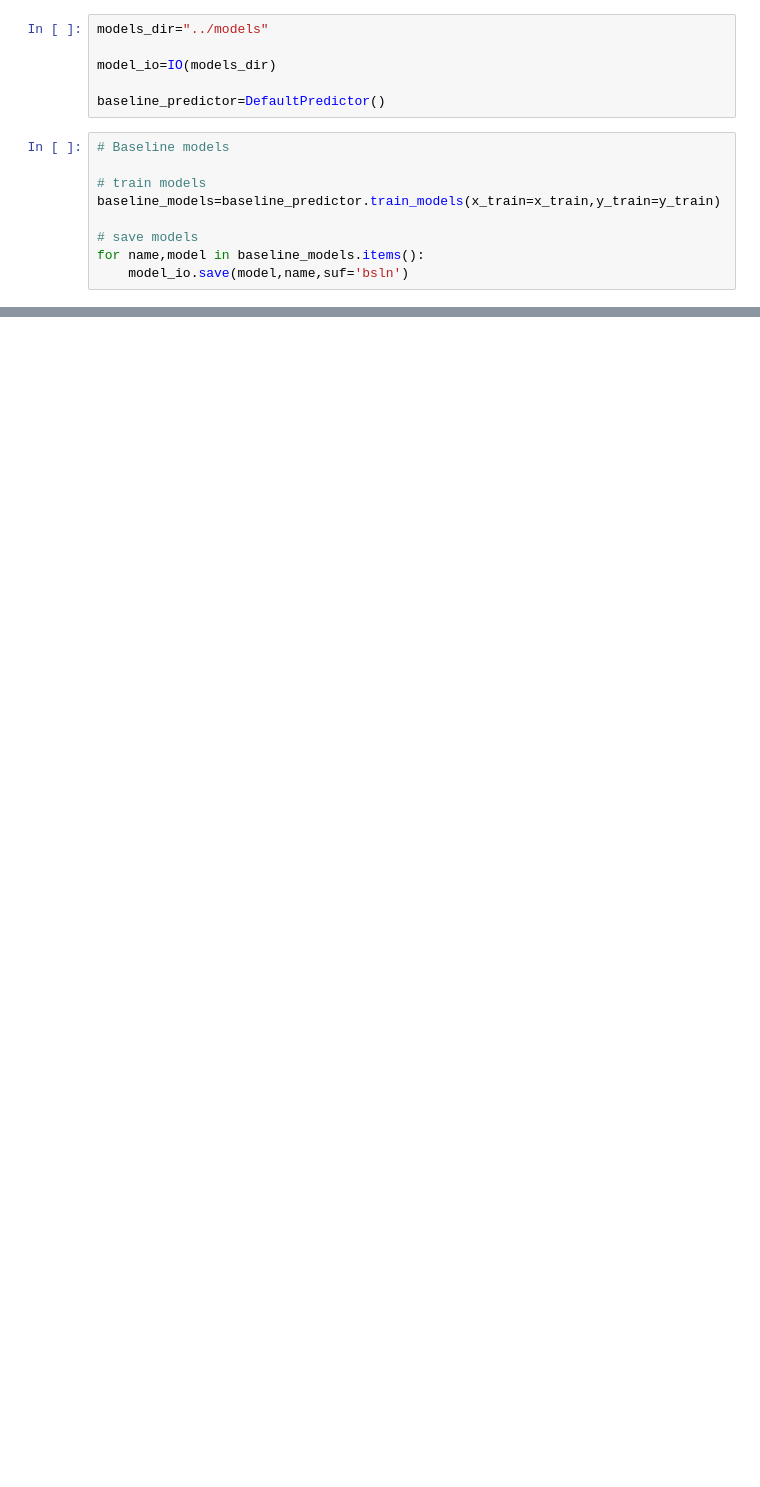
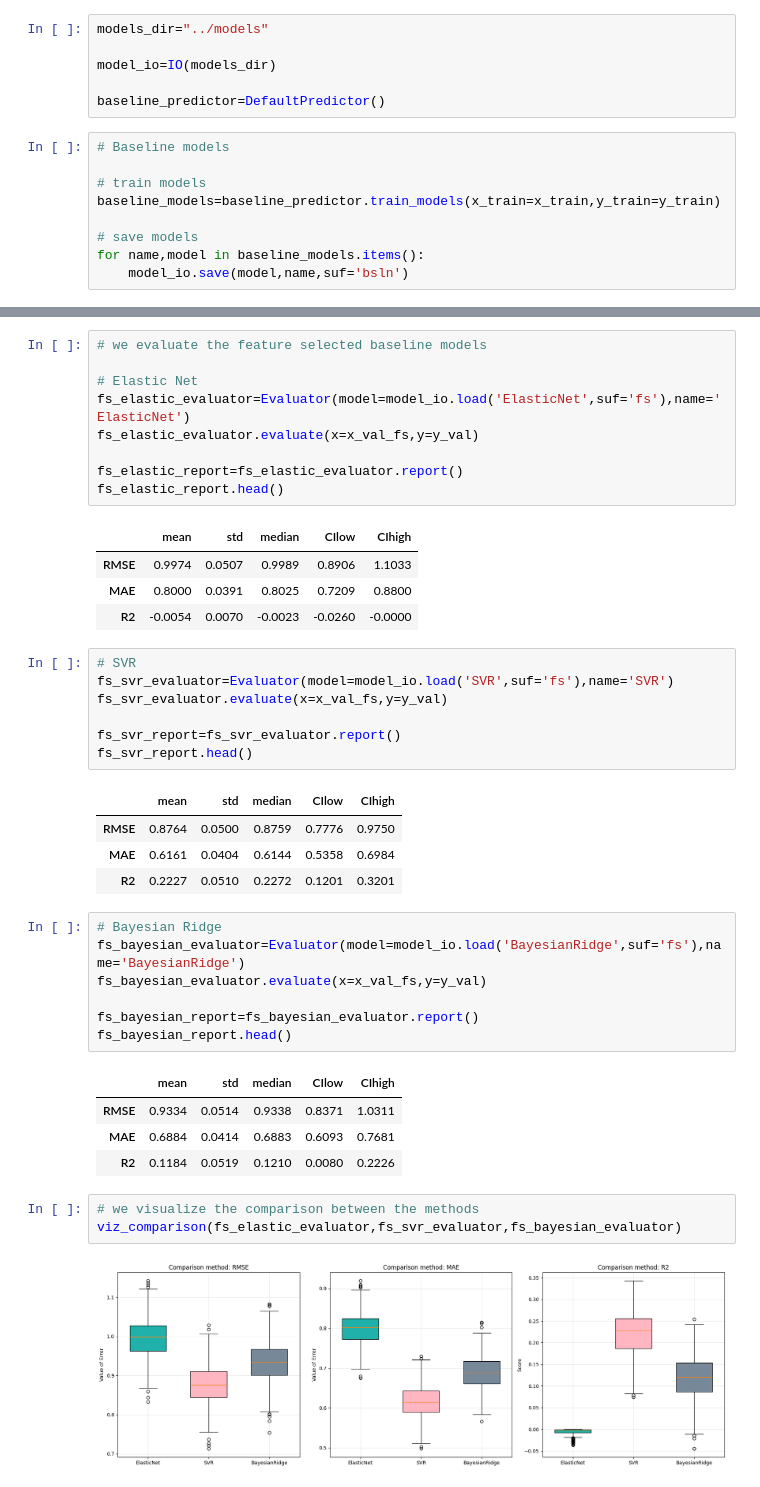
Before and after one commit to vex-me-not/Assignment-1, a Jupyter notebook: notebooks/model_analysis.ipynb, the cells around one changed output, grey strips where cells are left out. Cells and saved outputs as stored; diff of their text form; blank space fills up the shorter version.

```diff
--- a/notebooks/model_analysis.ipynb
+++ b/notebooks/model_analysis.ipynb
@@ -140,0 +154,43 @@ Index(['Alistipes putredinis', 'Clostridium symbiosum',
+# %%
+# we evaluate the feature selected baseline models
+
+# Elastic Net
+fs_elastic_evaluator=Evaluator(model=model_io.load('ElasticNet',suf='fs'),name='ElasticNet')
+fs_elastic_evaluator.evaluate(x=x_val_fs,y=y_val)
+
+fs_elastic_report=fs_elastic_evaluator.report()
+fs_elastic_report.head()
+# %% [output]
+|  | mean | std | median | CIlow | CIhigh |
+| RMSE | 0.9974 | 0.0507 | 0.9989 | 0.8906 | 1.1033 |
+| MAE | 0.8000 | 0.0391 | 0.8025 | 0.7209 | 0.8800 |
+| R2 | -0.0054 | 0.0070 | -0.0023 | -0.0260 | -0.0000 |
+# %%
+# SVR
+fs_svr_evaluator=Evaluator(model=model_io.load('SVR',suf='fs'),name='SVR')
+fs_svr_evaluator.evaluate(x=x_val_fs,y=y_val)
+
+fs_svr_report=fs_svr_evaluator.report()
+fs_svr_report.head()
+# %% [output]
+|  | mean | std | median | CIlow | CIhigh |
+| RMSE | 0.8764 | 0.0500 | 0.8759 | 0.7776 | 0.9750 |
+| MAE | 0.6161 | 0.0404 | 0.6144 | 0.5358 | 0.6984 |
+| R2 | 0.2227 | 0.0510 | 0.2272 | 0.1201 | 0.3201 |
+# %%
+# Bayesian Ridge
+fs_bayesian_evaluator=Evaluator(model=model_io.load('BayesianRidge',suf='fs'),name='BayesianRidge')
+fs_bayesian_evaluator.evaluate(x=x_val_fs,y=y_val)
+
+fs_bayesian_report=fs_bayesian_evaluator.report()
+fs_bayesian_report.head()
+# %% [output]
+|  | mean | std | median | CIlow | CIhigh |
+| RMSE | 0.9334 | 0.0514 | 0.9338 | 0.8371 | 1.0311 |
+| MAE | 0.6884 | 0.0414 | 0.6883 | 0.6093 | 0.7681 |
+| R2 | 0.1184 | 0.0519 | 0.1210 | 0.0080 | 0.2226 |
+# %%
+# we visualize the comparison between the methods
+viz_comparison(fs_elastic_evaluator,fs_svr_evaluator,fs_bayesian_evaluator)
+# %% [output]
+[figure, added]
```
Also changed, not shown: parts of 10 cells of this notebook, 6 other files.
